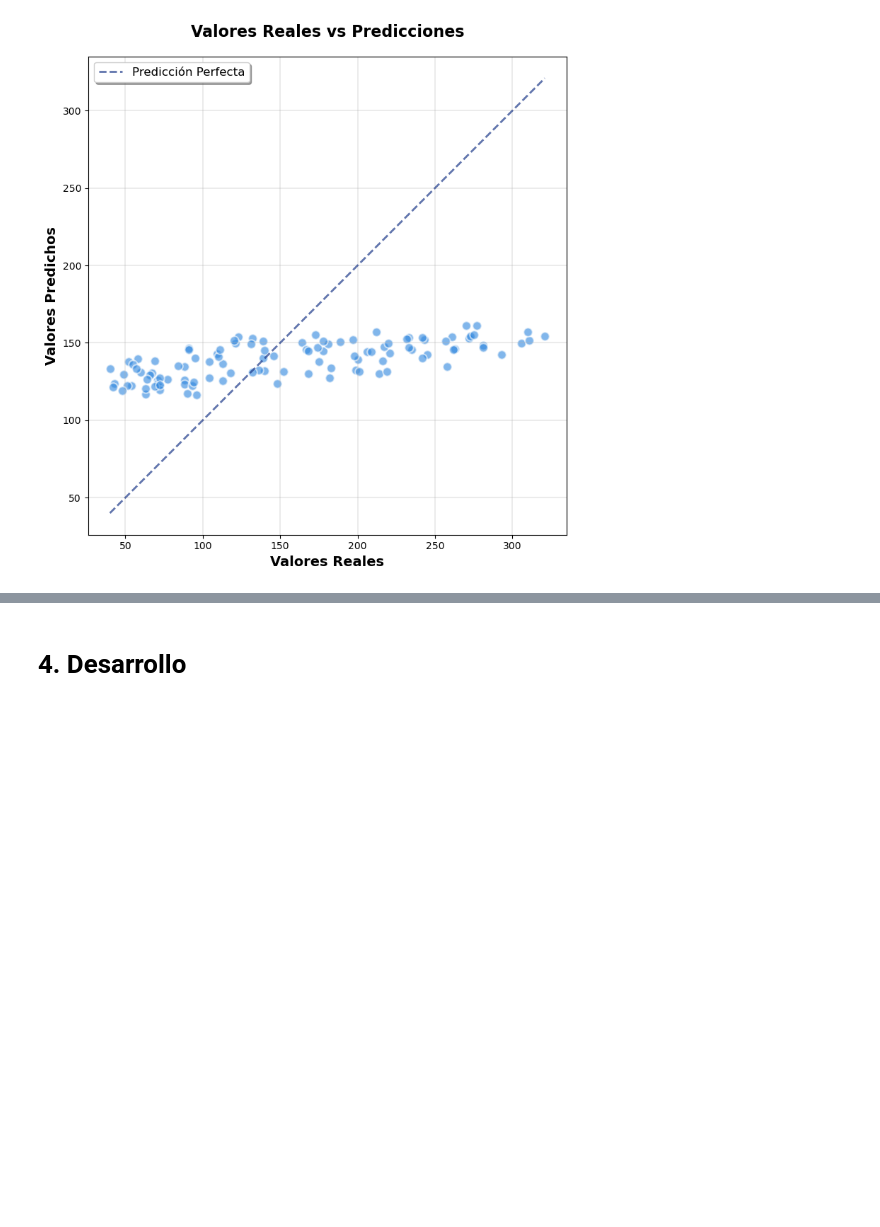
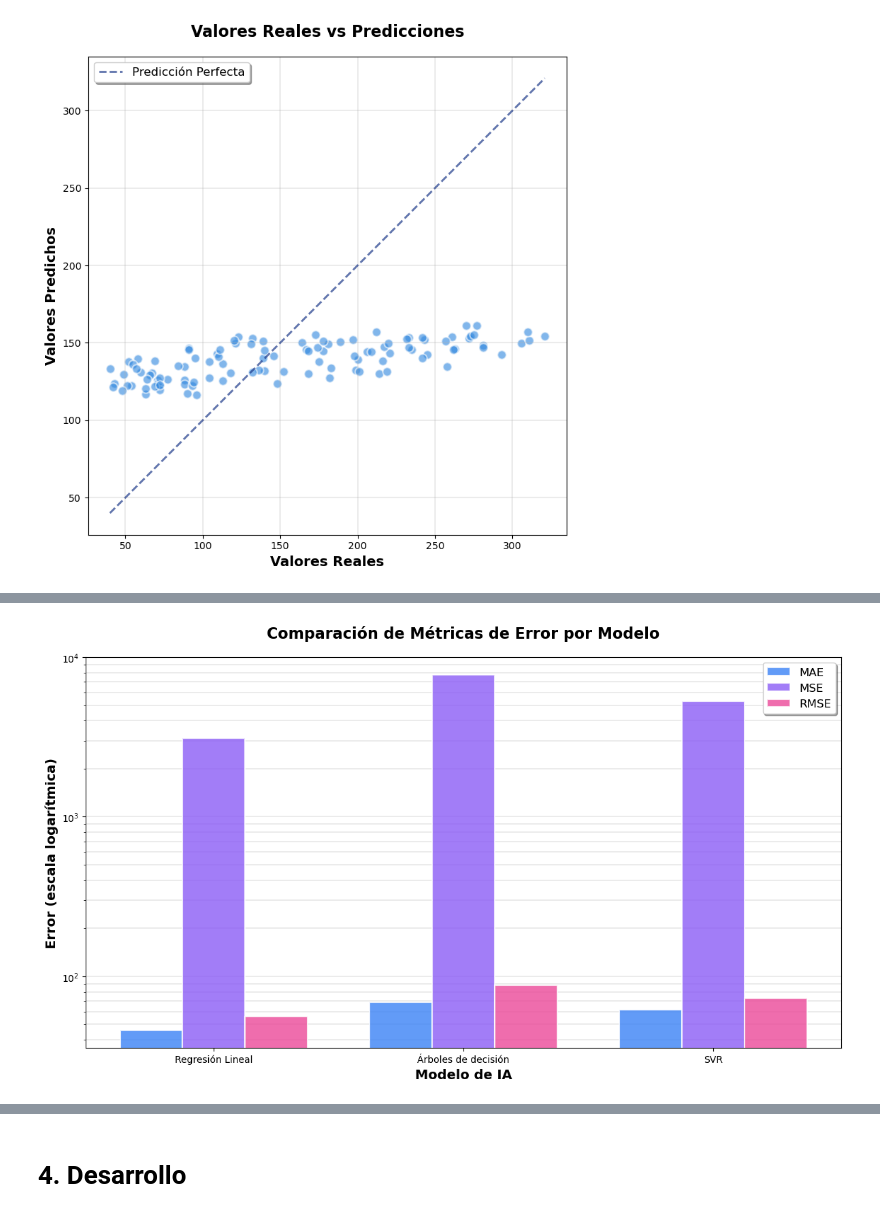
Before and after one commit to ManuGPR/BioIA, a Jupyter notebook: main.ipynb, the cells around one changed output, grey strips where cells are left out. Drawn from its saved outputs; the diff is of its cells as text; code cells hidden in the pictures; blank space fills up the shorter version.

```diff
--- a/main.ipynb
+++ b/main.ipynb
@@ -334,0 +365,47 @@ Pese a que los errores no sean tan distintos al resto de modelos, los resultados
+# %%
+# Datos
+modelos = ["Regresión Lineal", "Árboles de decisión", "SVR"]
+mae_valores = [lr_mae, dt_mae, svr_mae]  # Sustituye con tus valores
+mse_valores = [lr_mse, dt_mse, svr_mse]
+rmse_valores = [lr_rmse, dt_rmse, svr_rmse]
+
+# Configuración de las barras
+x = np.arange(len(modelos))
+width = 0.25
+
+# Colores bonitos para cada métrica
+colores = ['#3B82F6', '#8B5CF6', '#EC4899']  # Azul, Púrpura, Rosa
+
+# Creación del gráfico
+fig, ax = plt.subplots(figsize=(12, 7))
+
+bars1 = ax.bar(x - width, mae_valores, width, label='MAE',
+               color=colores[0], alpha=0.8, edgecolor='white', linewidth=1.5)
+bars2 = ax.bar(x, mse_valores, width, label='MSE',
+               color=colores[1], alpha=0.8, edgecolor='white', linewidth=1.5)
+bars3 = ax.bar(x + width, rmse_valores, width, label='RMSE',
+               color=colores[2], alpha=0.8, edgecolor='white', linewidth=1.5)
+
+# Escala logarítmica en Y para manejar diferentes magnitudes
+ax.set_yscale('log')
+
+# Labels y título
+ax.set_xlabel('Modelo de IA', fontsize=14, fontweight='bold')
+ax.set_ylabel('Error (escala logarítmica)', fontsize=14, fontweight='bold')
+ax.set_title('Comparación de Métricas de Error por Modelo',
+             fontsize=16, fontweight='bold', pad=20)
+ax.set_xticks(x)
+ax.set_xticklabels(modelos)
+
+# Leyenda
+ax.legend(fontsize=12, frameon=True, shadow=True, fancybox=True)
+
+# Grid
+ax.grid(True, alpha=0.3, axis='y', linestyle='-', linewidth=1.2, which='both')
+ax.set_axisbelow(True)
+
+# Ajustar diseño
+plt.tight_layout()
+plt.show()
+# %% [output]
+[figure, added]
```
Also changed, not shown: parts of 7 cells of this notebook.
